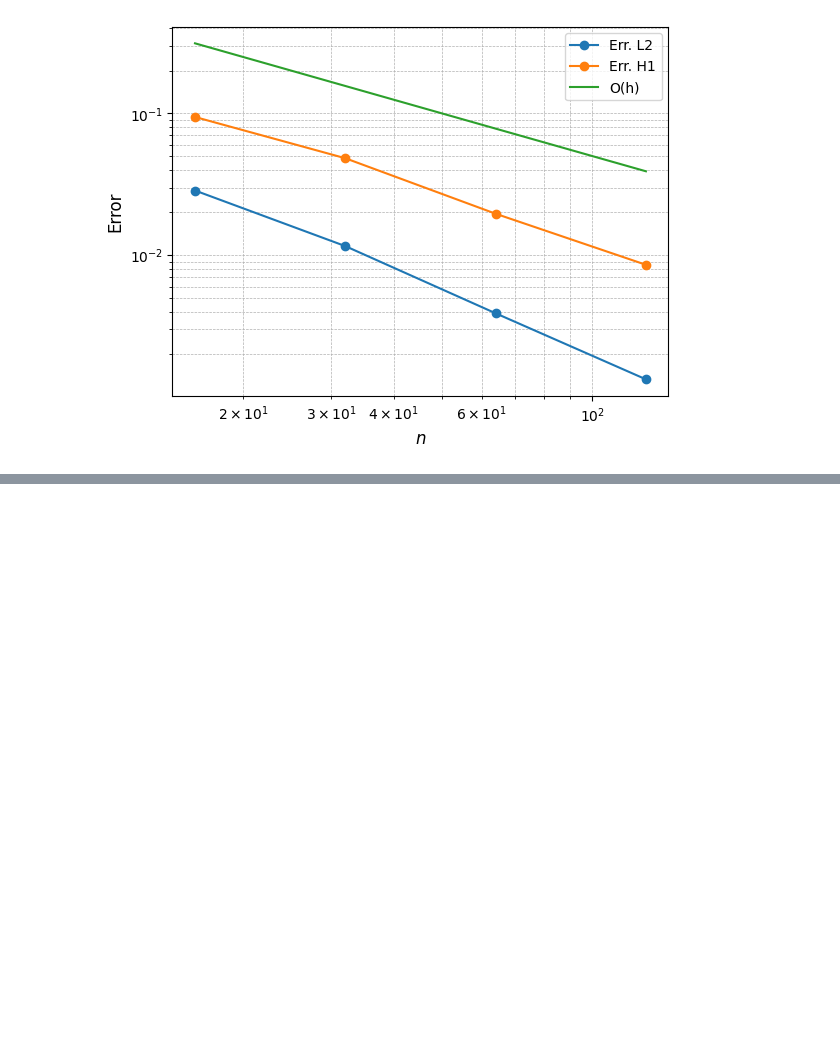
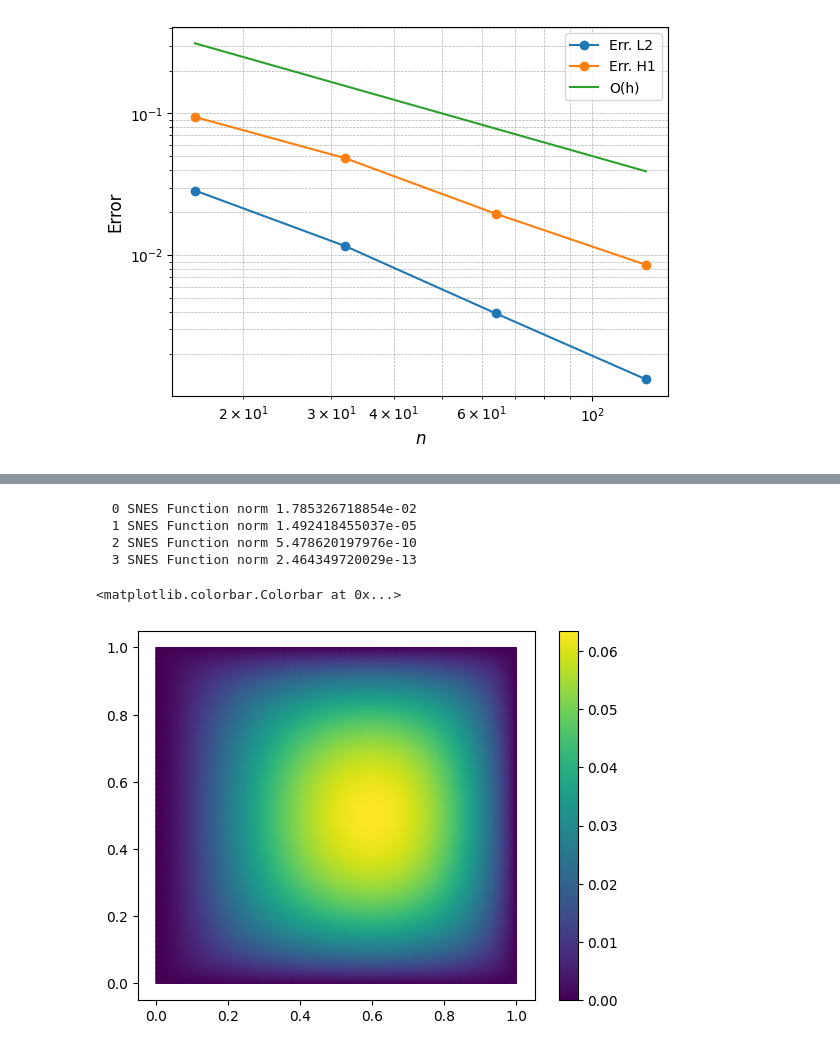
Before and after one commit to lucaciarimboli/tesi, a Jupyter notebook: Firedrake/GradShafranov.ipynb, the cells around one changed output, grey strips where cells are left out. Saved outputs shown, nothing was run; the diff lists cells and outputs as text; code cells hidden in the pictures; blank space fills up the shorter version.

```diff
--- a/Firedrake/GradShafranov.ipynb
+++ b/Firedrake/GradShafranov.ipynb
@@ -333,0 +352,18 @@ plt.grid(True, which="both", linestyle="--", linewidth=0.5)
+# %%
+def G(x,psi):
+  return cos(psi)
+
+# Numerical solution:
+psi = GradShafranov(G, bc = DirichletBC(V, 0.0, 'on_boundary'))
+
+# Plot:
+fig, ax = plt.subplots()
+q = tripcolor(psi, axes=ax)
+fig.colorbar(q)
+# %% [output]
+  0 SNES Function norm 1.785326718854e-02
+  1 SNES Function norm 1.492418455037e-05
+  2 SNES Function norm 5.478620197976e-10
+  3 SNES Function norm 2.464349720029e-13
+<matplotlib.colorbar.Colorbar at 0x...>
+[figure, added]
```
Also changed, not shown: parts of 6 cells of this notebook.
